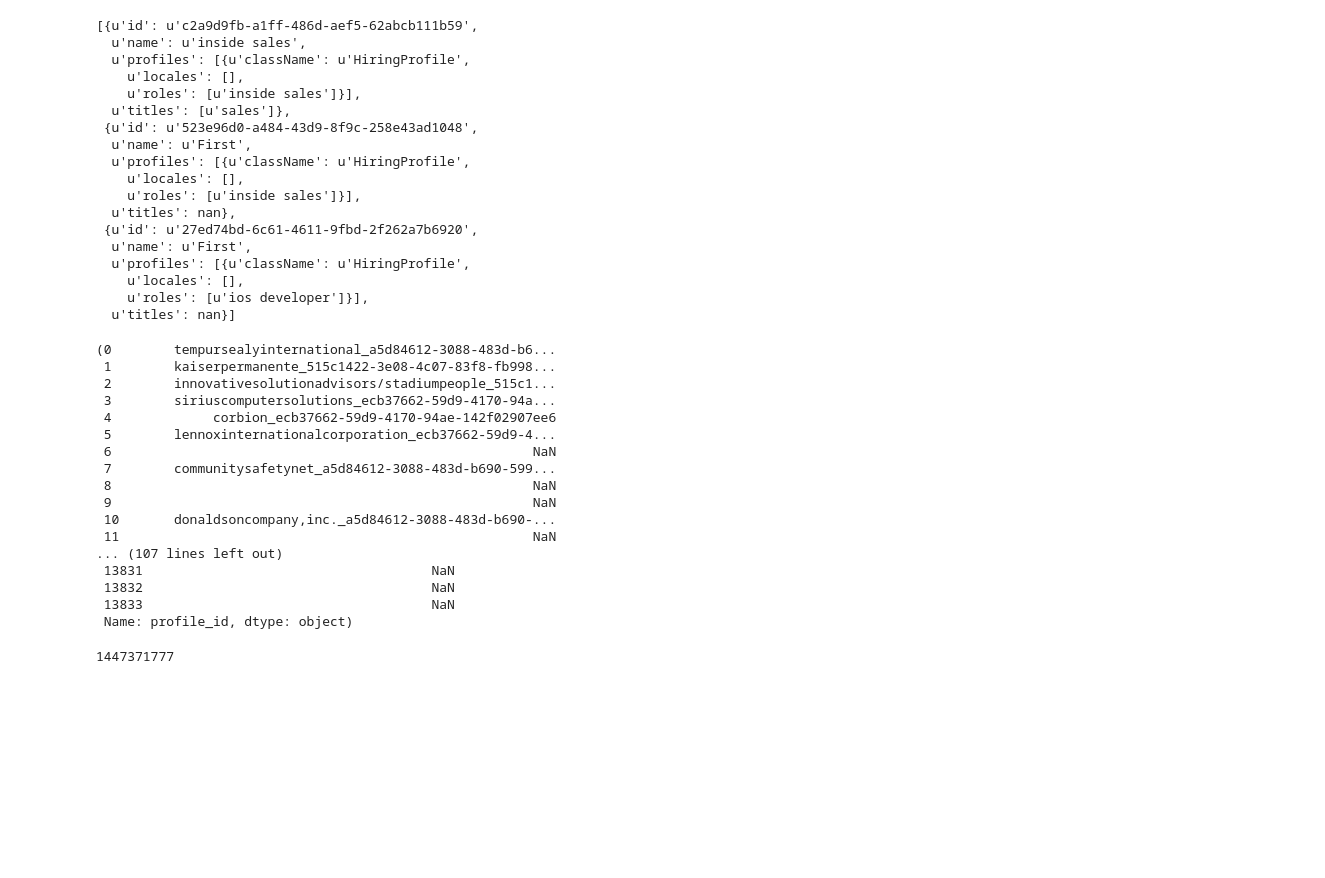
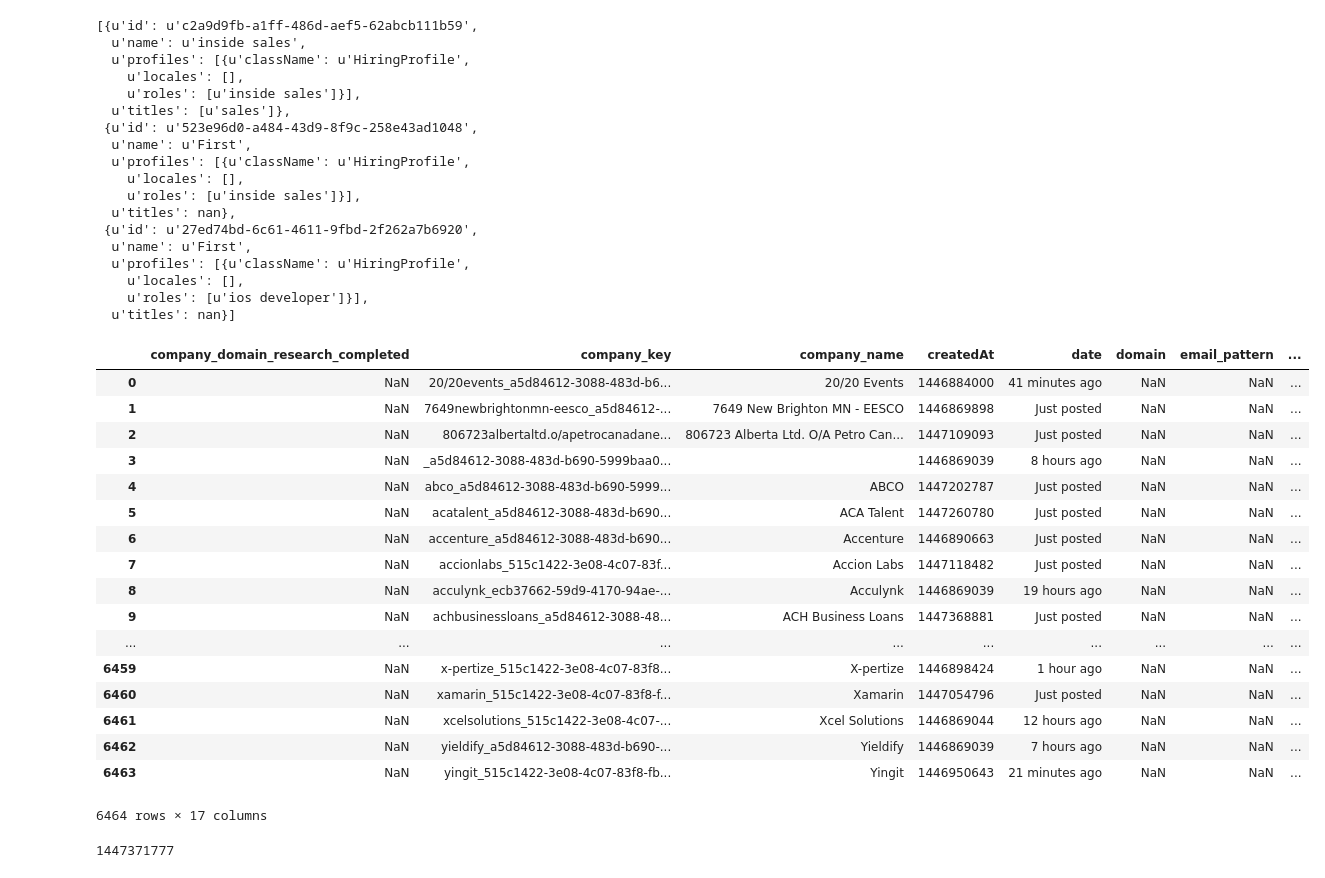
Before and after one commit to john2x/triggerselling, a Jupyter notebook: server/Stats.ipynb, the cells around one changed output. Saved outputs shown, nothing was run; the diff lists cells and outputs as text; code cells hidden in the pictures; blank space fills up the shorter version.

```diff
--- a/server/Stats.ipynb
+++ b/server/Stats.ipynb
@@ -688,26 +688,27 @@ conn = r.connect(db="triggeriq", auth_key="PPxYaDVvVmDhXccvM2qdGzFhyIdwcLpYSuyGI
 t = pd.DataFrame(list(r.table("triggers").run(conn)))
 # %%
 e = pd.DataFrame(list(r.table("company_employees").run(conn)))
-# %%
-e.company_id, e.profile_id
-# %% [output]
-(0        tempursealyinternational_a5d84612-3088-483d-b6...
- 1        kaiserpermanente_515c1422-3e08-4c07-83f8-fb998...
- 2        innovativesolutionadvisors/stadiumpeople_515c1...
- 3        siriuscomputersolutions_ecb37662-59d9-4170-94a...
- 4             corbion_ecb37662-59d9-4170-94ae-142f02907ee6
- 5        lennoxinternationalcorporation_ecb37662-59d9-4...
- 6                                                      NaN
- 7        communitysafetynet_a5d84612-3088-483d-b690-599...
- 8                                                      NaN
- 9                                                      NaN
- 10       donaldsoncompany,inc._a5d84612-3088-483d-b690-...
- 11                                                     NaN
-... (107 lines left out)
- 13831                                     NaN
- 13832                                     NaN
- 13833                                     NaN
- Name: profile_id, dtype: object)
+# %%
+t.createdAt
+# %% [output]
+|  | company_domain_research_completed | company_key | company_name | createdAt | date | domain | email_pattern | ... |
+| 0 | NaN | 20/20events_a5d84612-3088-483d-b6... | 20/20 Events | 1446884000 | 41 minutes ago | NaN | NaN | ... |
+| 1 | NaN | 7649newbrightonmn-eesco_a5d84612-... | 7649 New Brighton MN - EESCO | 1446869898 | Just posted | NaN | NaN | ... |
+| 2 | NaN | 806723albertaltd.o/apetrocanadane... | 806723 Alberta Ltd. O/A Petro Can... | 1447109093 | Just posted | NaN | NaN | ... |
+| 3 | NaN | _a5d84612-3088-483d-b690-5999baa0... |  | 1446869039 | 8 hours ago | NaN | NaN | ... |
+| 4 | NaN | abco_a5d84612-3088-483d-b690-5999... | ABCO | 1447202787 | Just posted | NaN | NaN | ... |
+| 5 | NaN | acatalent_a5d84612-3088-483d-b690... | ACA Talent | 1447260780 | Just posted | NaN | NaN | ... |
+| 6 | NaN | accenture_a5d84612-3088-483d-b690... | Accenture | 1446890663 | Just posted | NaN | NaN | ... |
+| 7 | NaN | accionlabs_515c1422-3e08-4c07-83f... | Accion Labs | 1447118482 | Just posted | NaN | NaN | ... |
+| 8 | NaN | acculynk_ecb37662-59d9-4170-94ae-... | Acculynk | 1446869039 | 19 hours ago | NaN | NaN | ... |
+| 9 | NaN | achbusinessloans_a5d84612-3088-48... | ACH Business Loans | 1447368881 | Just posted | NaN | NaN | ... |
+| ... | ... | ... | ... | ... | ... | ... | ... | ... |
+| 6459 | NaN | x-pertize_515c1422-3e08-4c07-83f8... | X-pertize | 1446898424 | 1 hour ago | NaN | NaN | ... |
+| 6460 | NaN | xamarin_515c1422-3e08-4c07-83f8-f... | Xamarin | 1447054796 | Just posted | NaN | NaN | ... |
+| 6461 | NaN | xcelsolutions_515c1422-3e08-4c07-... | Xcel Solutions | 1446869044 | 12 hours ago | NaN | NaN | ... |
+| 6462 | NaN | yieldify_a5d84612-3088-483d-b690-... | Yieldify | 1446869039 | 7 hours ago | NaN | NaN | ... |
+| 6463 | NaN | yingit_515c1422-3e08-4c07-83f8-fb... | Yingit | 1446950643 | 21 minutes ago | NaN | NaN | ... |
+6464 rows × 17 columns
 # %%
 arrow.now().timestamp
 # %% [output]
```
Also changed, not shown: 10 other files.
